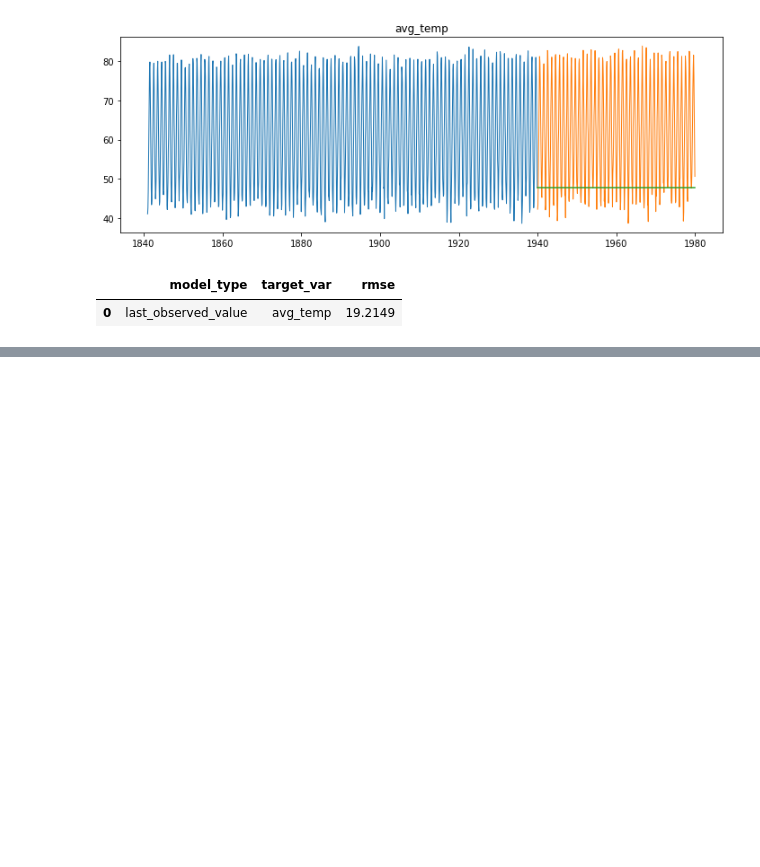
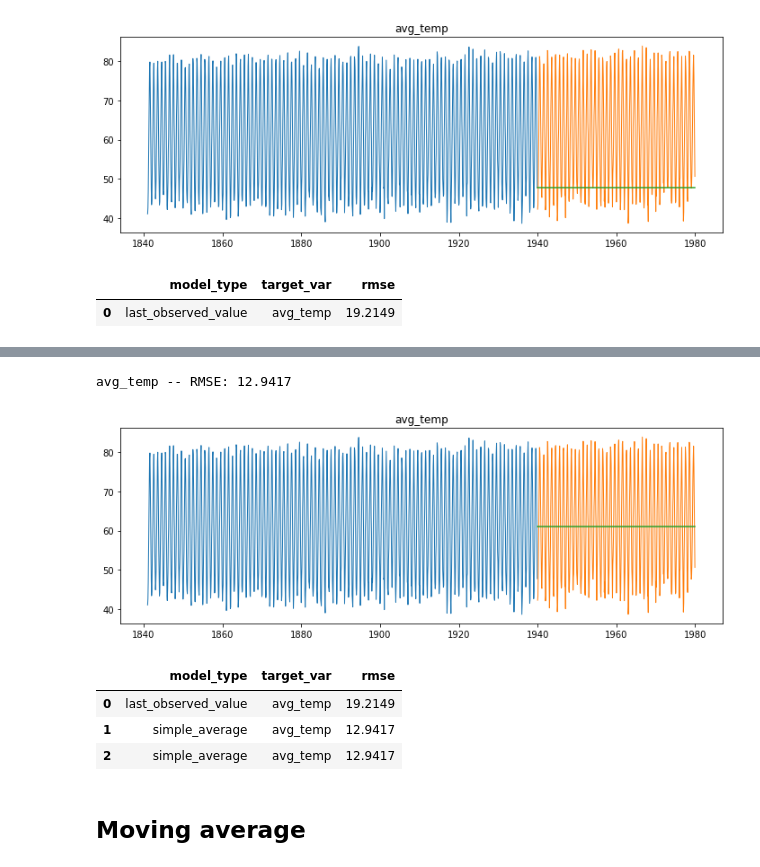
Before and after one commit to david-ryan-alviola/time-series-project, a Jupyter notebook: Sasebo Temperature Time Analysis.ipynb, the cells around one changed output, grey strips where cells are left out. Drawn from its saved outputs; the diff is of its cells as text; code cells hidden in the pictures; blank space fills up the shorter version.

```diff
--- a/Sasebo Temperature Time Analysis.ipynb
+++ b/Sasebo Temperature Time Analysis.ipynb
@@ -429,0 +452,15 @@ eval_df
+# %%
+plot_and_eval('avg_temp')
+# %% [output]
+avg_temp -- RMSE: 12.9417
+[figure, added]
+# %%
+eval_df = append_eval_df('simple_average', 'avg_temp')
+eval_df
+# %% [output]
+|  | model_type | target_var | rmse |
+| 0 | last_observed_value | avg_temp | 19.2149 |
+| 1 | simple_average | avg_temp | 12.9417 |
+| 2 | simple_average | avg_temp | 12.9417 |
+# %% [markdown]
+## Moving average
```
Also changed, not shown: parts of 35 cells of this notebook, 1 other file.
